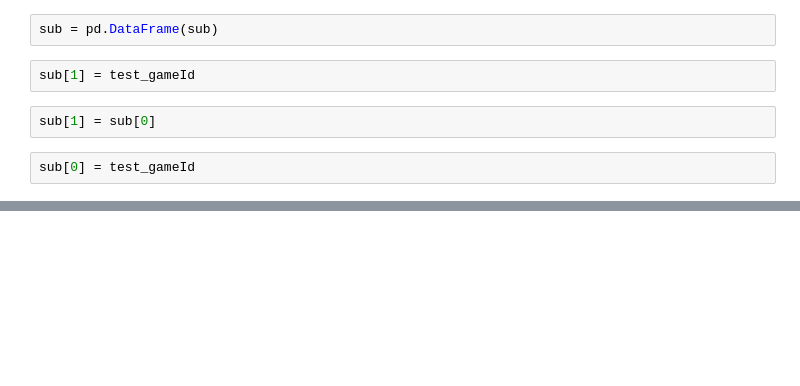
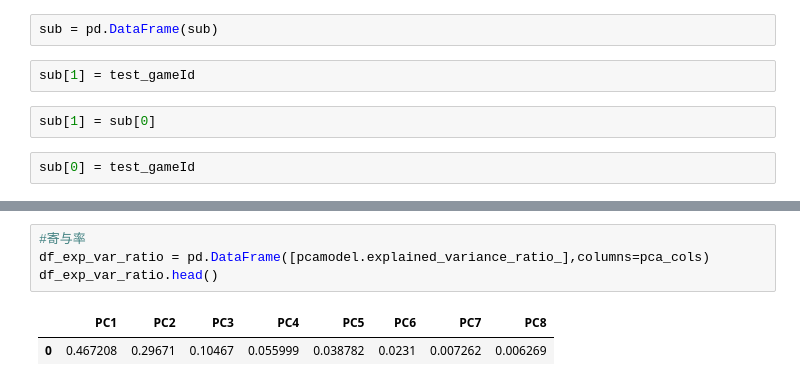
Before and after one commit to Keishin315/Keishin315, a Jupyter notebook: signate_bigginer限定コンペ(rfc).ipynb, the cells around one changed output, grey strips where cells are left out. Drawn from its saved outputs; the diff is of its cells as text; blank space fills up the shorter version.

```diff
--- a/signate_bigginer限定コンペ(rfc).ipynb
+++ b/signate_bigginer限定コンペ(rfc).ipynb
@@ -190,0 +245,7 @@ sub.to_csv('sub1.csv',index = False)
+# %%
+#寄与率
+df_exp_var_ratio = pd.DataFrame([pcamodel.explained_variance_ratio_],columns=pca_cols)
+df_exp_var_ratio.head()
+# %% [output]
+|  | PC1 | PC2 | PC3 | PC4 | PC5 | PC6 | PC7 | PC8 |
+| 0 | 0.467208 | 0.29671 | 0.10467 | 0.055999 | 0.038782 | 0.0231 | 0.007262 | 0.006269 |
```
Also changed, not shown: parts of 42 cells of this notebook.
